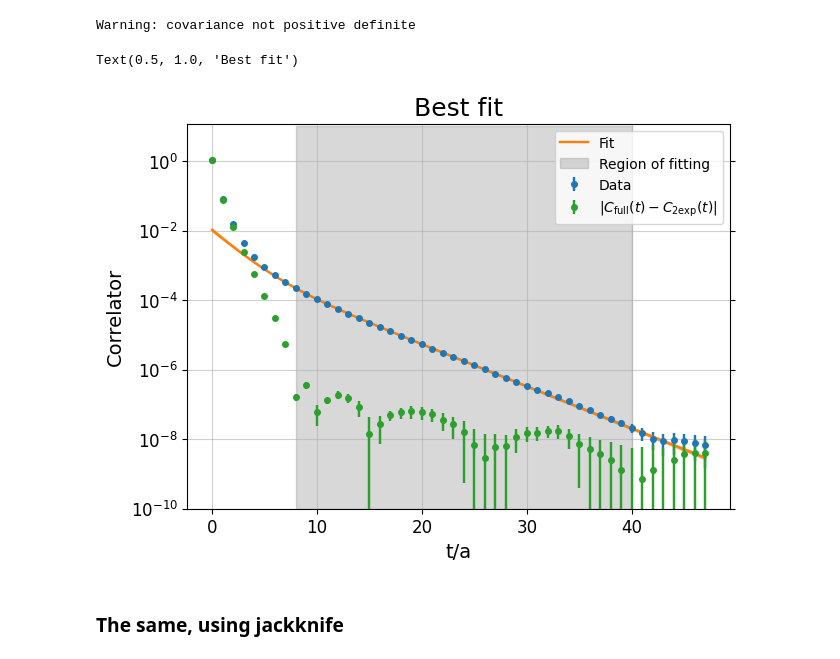
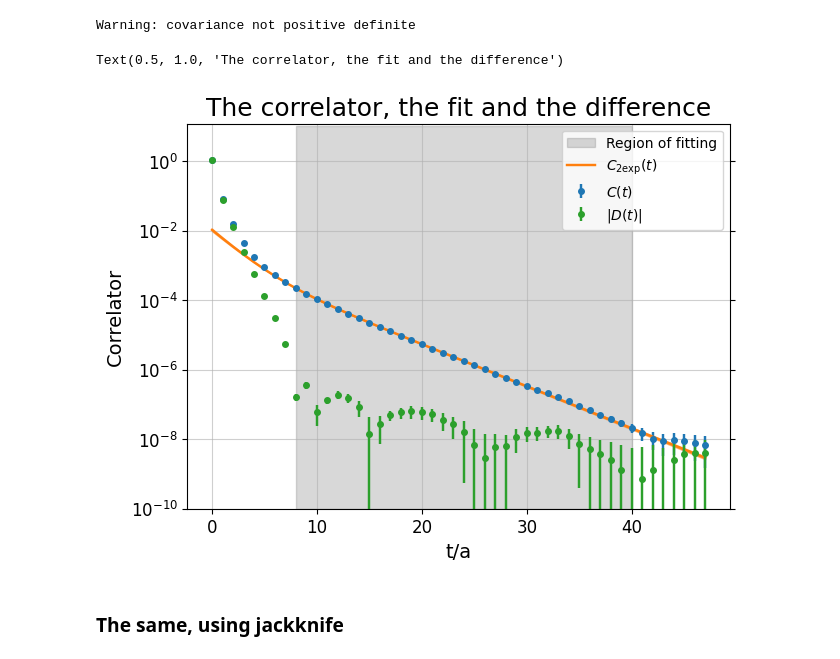
Before and after one commit to DiegoToniolo/Analysis_spectral_densities, a Jupyter notebook: compare_fit.ipynb, the cells around one changed output. Cells and saved outputs as stored; diff of their text form; code cells hidden in the pictures.

```diff
--- a/compare_fit.ipynb
+++ b/compare_fit.ipynb
@@ -100,23 +100,25 @@ Warning: covariance not positive definite
 # %%
 #PLOT PLAIN CORRELATOR, DOUBLE EXPONENTIAL AND PARAMETER
 x_grid = range(len(corr_full))
-plt.errorbar(x_grid, corr_full, np.sqrt(np.diagonal(cov_corr_full)), fmt="o", markersize=4, label="Data")
-
-line, = plt.plot(x_grid, corr_fit, label="Fit")
-plt.fill_between(x_grid, corr_fit - err_corr_fit, corr_fit + err_corr_fit, color = line.get_color(), alpha = 0.5)
 
 plt.fill_between([8, 40], [10, 10], [1e-10, 1e-10], color="grey", alpha = 0.3, label="Region of fitting")
 
-plt.errorbar(range(len(diff_m)), np.abs(diff_m), diff_err, fmt = "o", markersize = 4, label = r"$|C_\mathrm{full}(t) - C_\mathrm{2exp}(t)|$")
+plt.errorbar(x_grid, corr_full, np.sqrt(np.diagonal(cov_corr_full)), fmt="o", markersize=4, label=r"$C(t)$")
+
+line, = plt.plot(x_grid, corr_fit, label=r"$C_\mathrm{2exp}(t)$")
+plt.fill_between(x_grid, corr_fit - err_corr_fit, corr_fit + err_corr_fit, color = line.get_color(), alpha = 0.5)
+
+plt.errorbar(range(len(diff_m)), np.abs(diff_m), diff_err, fmt = "o", markersize = 4, label = r"$|D(t)|$")
+
 plt.semilogy()
 plt.legend(loc = "upper right")
 plt.ylim(1e-10, 12)
 plt.xlabel(r"t/a")
 plt.ylabel(r"Correlator")
-plt.title("Best fit")
+plt.title("The correlator, the fit and the difference")
 # %% [output]
-Text(0.5, 1.0, 'Best fit')
+Text(0.5, 1.0, 'The correlator, the fit and the difference')
-[figure, old version]
+[figure, new version]
 # %% [markdown]
 ### The same, using jackknife
 # %%
```
Also changed, not shown: parts of 1 cell of this notebook.
